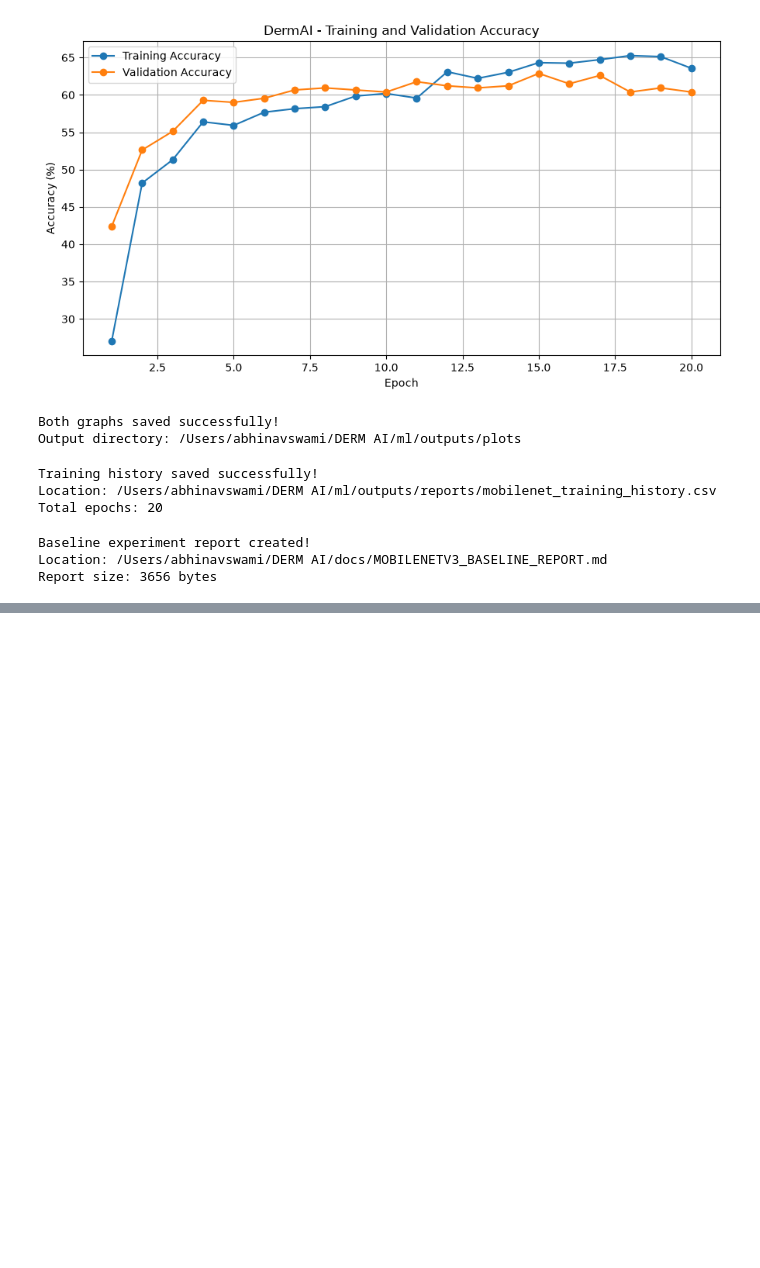
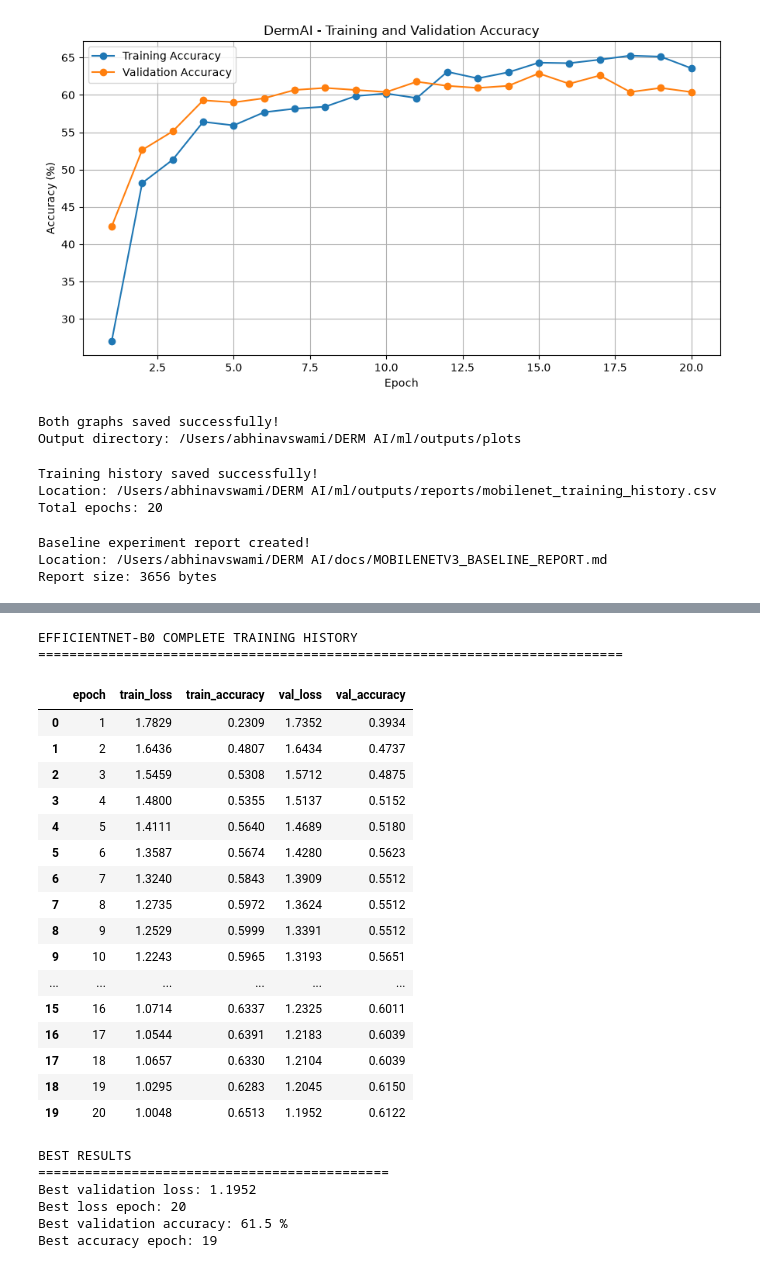
Before and after one commit to AbhinavSwami1/DermAI, a Jupyter notebook: ml/notebooks/01_dataset_audit.ipynb, the cells around one changed output, grey strips where cells are left out. Cells and saved outputs as stored; diff of their text form; code cells hidden in the pictures; blank space fills up the shorter version.

Commit message:
feat: compare MobileNetV3 and EfficientNet models

```diff
--- a/ml/notebooks/01_dataset_audit.ipynb
+++ b/ml/notebooks/01_dataset_audit.ipynb
@@ -3821,0 +4286,19 @@ Report size: 3656 bytes
+# %%
+FINETUNE_CHECKPOINT = (
+    Path.cwd().parent.parent
+    / "ml"
+    / "checkpoints"
+    / "mobilenet"
+    / "best_mobilenet_v3_finetuned.pth"
+)
+
+FINETUNE_CHECKPOINT.parent.mkdir(
+    parents=True,
+    exist_ok=True
+)
+
+print("Correct checkpoint path:")
+print(FINETUNE_CHECKPOINT)
+
+print("\nParent directory exists:",
+      FINETUNE_CHECKPOINT.parent.exists())
@@ -3821,0 +5149,60 @@ Report size: 3656 bytes
+# %%
+import pandas as pd
+
+efficientnet_history_df = pd.DataFrame(efficientnet_history)
+
+print("EFFICIENTNET-B0 COMPLETE TRAINING HISTORY")
+print("=" * 75)
+
+display(
+    efficientnet_history_df.round(4)
+)
+
+best_loss_row = efficientnet_history_df.loc[
+    efficientnet_history_df["val_loss"].idxmin()
+]
+
+best_accuracy_row = efficientnet_history_df.loc[
+    efficientnet_history_df["val_accuracy"].idxmax()
+]
+
+print("\nBEST RESULTS")
+print("=" * 45)
+
+print("Best validation loss:",
+      round(best_loss_row["val_loss"], 4))
+
+print("Best loss epoch:",
+      int(best_loss_row["epoch"]))
+
+print("Best validation accuracy:",
+      round(best_accuracy_row["val_accuracy"] * 100, 2), "%")
+
+print("Best accuracy epoch:",
+      int(best_accuracy_row["epoch"]))
+# %% [output]
+EFFICIENTNET-B0 COMPLETE TRAINING HISTORY
+===========================================================================
+|  | epoch | train_loss | train_accuracy | val_loss | val_accuracy |
+| 0 | 1 | 1.7829 | 0.2309 | 1.7352 | 0.3934 |
+| 1 | 2 | 1.6436 | 0.4807 | 1.6434 | 0.4737 |
+| 2 | 3 | 1.5459 | 0.5308 | 1.5712 | 0.4875 |
+| 3 | 4 | 1.4800 | 0.5355 | 1.5137 | 0.5152 |
+| 4 | 5 | 1.4111 | 0.5640 | 1.4689 | 0.5180 |
+| 5 | 6 | 1.3587 | 0.5674 | 1.4280 | 0.5623 |
+| 6 | 7 | 1.3240 | 0.5843 | 1.3909 | 0.5512 |
+| 7 | 8 | 1.2735 | 0.5972 | 1.3624 | 0.5512 |
+| 8 | 9 | 1.2529 | 0.5999 | 1.3391 | 0.5512 |
+| 9 | 10 | 1.2243 | 0.5965 | 1.3193 | 0.5651 |
+| ... | ... | ... | ... | ... | ... |
+| 15 | 16 | 1.0714 | 0.6337 | 1.2325 | 0.6011 |
+| 16 | 17 | 1.0544 | 0.6391 | 1.2183 | 0.6039 |
+| 17 | 18 | 1.0657 | 0.6330 | 1.2104 | 0.6039 |
+| 18 | 19 | 1.0295 | 0.6283 | 1.2045 | 0.6150 |
+| 19 | 20 | 1.0048 | 0.6513 | 1.1952 | 0.6122 |
+BEST RESULTS
+=============================================
+Best validation loss: 1.1952
+Best loss epoch: 20
+Best validation accuracy: 61.5 %
+Best accuracy epoch: 19
```
Also changed, not shown: parts of 30 cells of this notebook, 2 other files.
